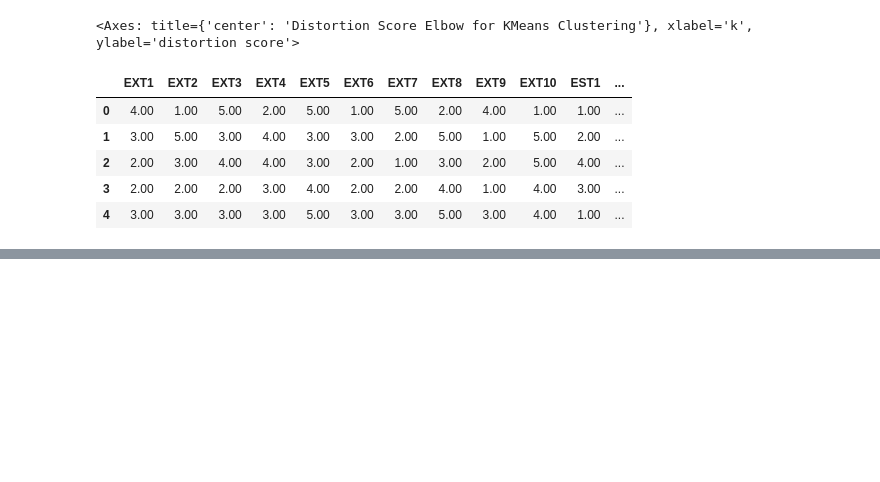
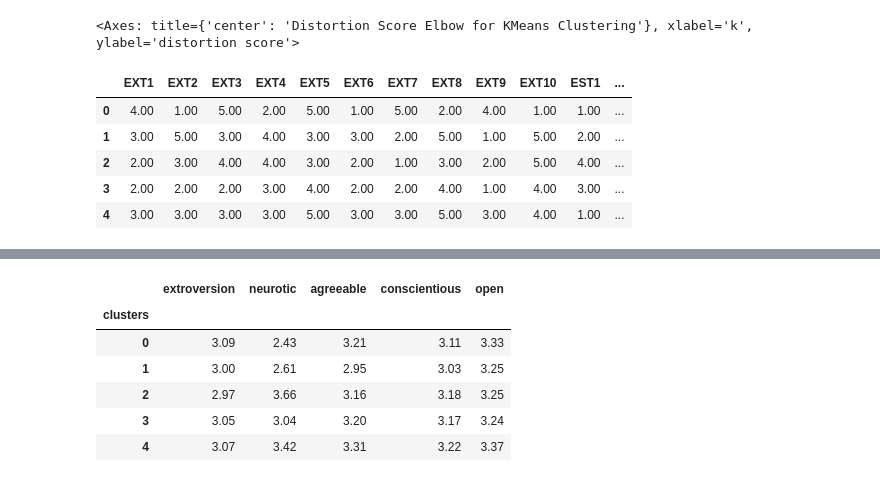
Before and after one commit to felpk/ML_personalities, a Jupyter notebook: data_folder/main.ipynb, the cells around one changed output, grey strips where cells are left out. Drawn from its saved outputs; the diff is of its cells as text; code cells hidden in the pictures; blank space fills up the shorter version.

```diff
--- a/data_folder/main.ipynb
+++ b/data_folder/main.ipynb
@@ -149,0 +129,25 @@ Name: count, dtype: int64
+# %%
+col_list = list(data)
+ext = col_list[0:10]
+est = col_list[10:20]
+agr = col_list[20:30]
+csn = col_list[30:40]
+opn = col_list[40:50]
+# %%
+data_soma = pd.DataFrame()
+data_soma['extroversion'] = data[ext].sum(axis=1)/10
+data_soma['neurotic'] = data[est].sum(axis=1)/10
+data_soma['agreeable'] = data[agr].sum(axis=1)/10
+data_soma['conscientious'] = data[csn].sum(axis=1)/10
+data_soma['open'] = data[opn].sum(axis=1)/10
+data_soma['clusters'] = predicoes
+# %%
+data_soma.groupby('clusters').mean()
+# %% [output]
+|  | extroversion | neurotic | agreeable | conscientious | open |
+| clusters |  |  |  |  |  |
+| 0 | 3.09 | 2.43 | 3.21 | 3.11 | 3.33 |
+| 1 | 3.00 | 2.61 | 2.95 | 3.03 | 3.25 |
+| 2 | 2.97 | 3.66 | 3.16 | 3.18 | 3.25 |
+| 3 | 3.05 | 3.04 | 3.20 | 3.17 | 3.24 |
+| 4 | 3.07 | 3.42 | 3.31 | 3.22 | 3.37 |
```
Also changed, not shown: parts of 24 cells of this notebook, 1 other file.
